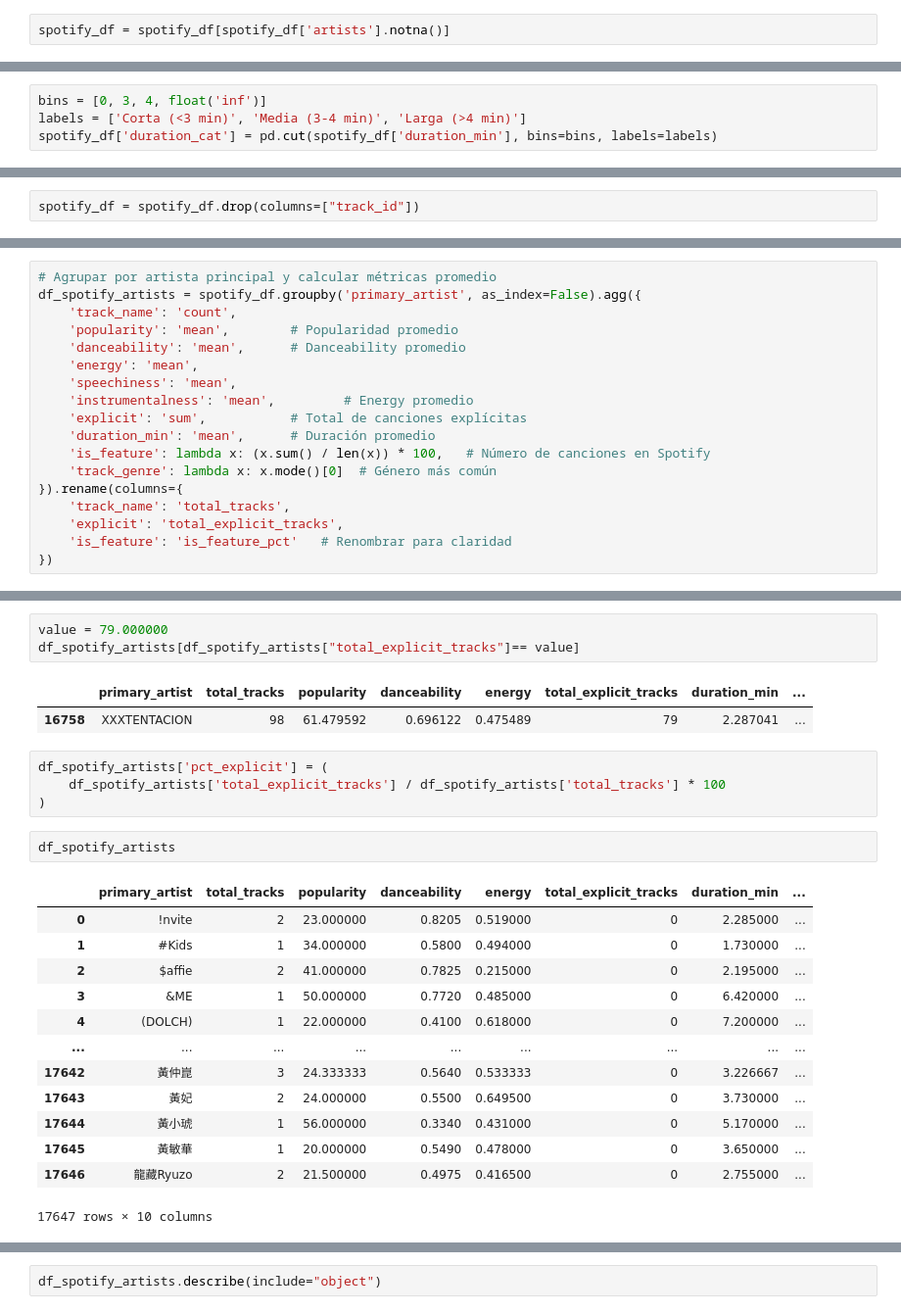
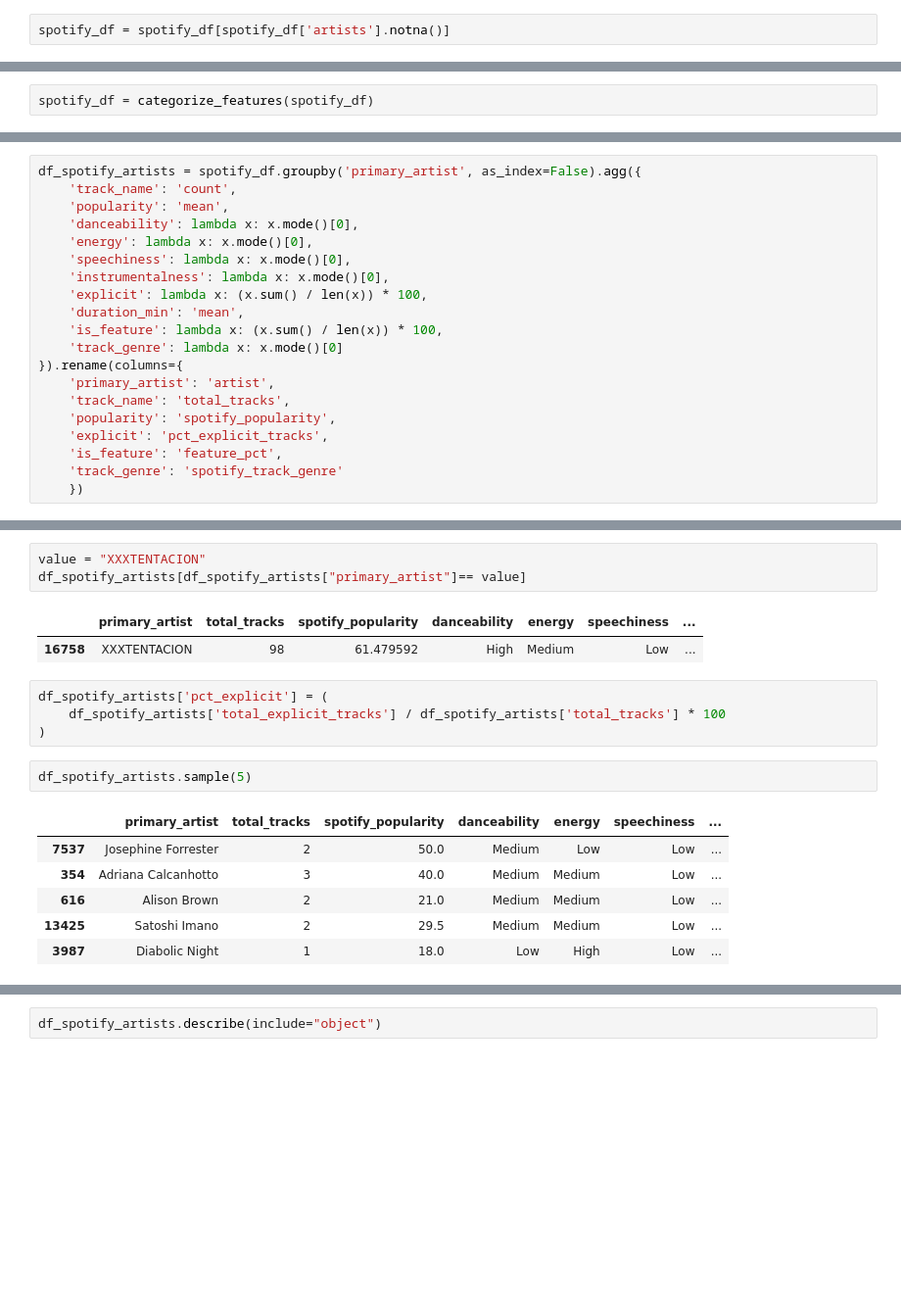
Before and after one commit to valentinabc19/etl_workshop002, a Jupyter notebook: notebooks/004_spotify_eda.ipynb, the cells around one changed output, grey strips where cells are left out. Shown at 98% size. Drawn from its saved outputs; the diff is of its cells as text; blank space fills up the shorter version.

Commit message:
spotify eda and api extract data script working

```diff
--- a/notebooks/004_spotify_eda.ipynb
+++ b/notebooks/004_spotify_eda.ipynb
@@ -211,4 +317,0 @@ See the caveats in the documentation: https://pandas.pydata.org/pandas-docs/stab
-# %%
-bins = [0, 3, 4, float('inf')]
-labels = ['Corta (<3 min)', 'Media (3-4 min)', 'Larga (>4 min)']
-spotify_df['duration_cat'] = pd.cut(spotify_df['duration_min'], bins=bins, labels=labels)
@@ -215,3 +395,5 @@ spotify_df['duration_cat'] = pd.cut(spotify_df['duration_min'], bins=bins, label
+# %%
+spotify_df = categorize_features(spotify_df)
 # %%
 spotify_df.head()
 # %% [output]
@@ -224,5 +406,3 @@ spotify_df.head()
-# %%
-spotify_df = spotify_df.drop(columns=["track_id"])
 # %%
 spotify_df.info()
 # %% [output]
@@ -282,18 +572,20 @@ print(spotify_df['primary_artist'].unique()[:50])
 # %%
-# Agrupar por artista principal y calcular métricas promedio
 df_spotify_artists = spotify_df.groupby('primary_artist', as_index=False).agg({
     'track_name': 'count',
-    'popularity': 'mean',        # Popularidad promedio
-    'danceability': 'mean',      # Danceability promedio
-    'energy': 'mean',
-    'speechiness': 'mean',
-    'instrumentalness': 'mean',         # Energy promedio
-    'explicit': 'sum',           # Total de canciones explícitas
-    'duration_min': 'mean',      # Duración promedio
-    'is_feature': lambda x: (x.sum() / len(x)) * 100,   # Número de canciones en Spotify
-    'track_genre': lambda x: x.mode()[0]  # Género más común
+    'popularity': 'mean',
+    'danceability': lambda x: x.mode()[0],
+    'energy': lambda x: x.mode()[0],
+    'speechiness': lambda x: x.mode()[0],
+    'instrumentalness': lambda x: x.mode()[0],
+    'explicit': lambda x: (x.sum() / len(x)) * 100,
+    'duration_min': 'mean',
+    'is_feature': lambda x: (x.sum() / len(x)) * 100,
+    'track_genre': lambda x: x.mode()[0]
 }).rename(columns={
+    'primary_artist': 'artist',
     'track_name': 'total_tracks',
-    'explicit': 'total_explicit_tracks',
-    'is_feature': 'is_feature_pct'   # Renombrar para claridad
-})
+    'popularity': 'spotify_popularity',
+    'explicit': 'pct_explicit_tracks',
+    'is_feature': 'feature_pct',
+    'track_genre': 'spotify_track_genre'
+    })
@@ -300,29 +613,22 @@ df_spotify_artists = spotify_df.groupby('primary_artist', as_index=False).agg({
 # %%
-value = 79.000000
-df_spotify_artists[df_spotify_artists["total_explicit_tracks"]== value]
+value = "XXXTENTACION"
+df_spotify_artists[df_spotify_artists["primary_artist"]== value]
 # %% [output]
-|  | primary_artist | total_tracks | popularity | danceability | energy | total_explicit_tracks | duration_min | ... |
-| 16758 | XXXTENTACION | 98 | 61.479592 | 0.696122 | 0.475489 | 79 | 2.287041 | ... |
+|  | primary_artist | total_tracks | spotify_popularity | danceability | energy | speechiness | ... |
+| 16758 | XXXTENTACION | 98 | 61.479592 | High | Medium | Low | ... |
 # %%
 df_spotify_artists['pct_explicit'] = (
     df_spotify_artists['total_explicit_tracks'] / df_spotify_artists['total_tracks'] * 100
 )
 # %%
-df_spotify_artists
+df_spotify_artists.sample(5)
 # %% [output]
-|  | primary_artist | total_tracks | popularity | danceability | energy | total_explicit_tracks | duration_min | ... |
-| 0 | !nvite | 2 | 23.000000 | 0.8205 | 0.519000 | 0 | 2.285000 | ... |
-| 1 | #Kids | 1 | 34.000000 | 0.5800 | 0.494000 | 0 | 1.730000 | ... |
-| 2 | $affie | 2 | 41.000000 | 0.7825 | 0.215000 | 0 | 2.195000 | ... |
-| 3 | &ME | 1 | 50.000000 | 0.7720 | 0.485000 | 0 | 6.420000 | ... |
-| 4 | (DOLCH) | 1 | 22.000000 | 0.4100 | 0.618000 | 0 | 7.200000 | ... |
-| ... | ... | ... | ... | ... | ... | ... | ... | ... |
-| 17642 | 黃仲崑 | 3 | 24.333333 | 0.5640 | 0.533333 | 0 | 3.226667 | ... |
-| 17643 | 黃妃 | 2 | 24.000000 | 0.5500 | 0.649500 | 0 | 3.730000 | ... |
-| 17644 | 黃小琥 | 1 | 56.000000 | 0.3340 | 0.431000 | 0 | 5.170000 | ... |
-| 17645 | 黃敏華 | 1 | 20.000000 | 0.5490 | 0.478000 | 0 | 3.650000 | ... |
-| 17646 | 龍藏Ryuzo | 2 | 21.500000 | 0.4975 | 0.416500 | 0 | 2.755000 | ... |
+|  | primary_artist | total_tracks | spotify_popularity | danceability | energy | speechiness | ... |
+| 7537 | Josephine Forrester | 2 | 50.0 | Medium | Low | Low | ... |
+| 354 | Adriana Calcanhotto | 3 | 40.0 | Medium | Medium | Low | ... |
+| 616 | Alison Brown | 2 | 21.0 | Medium | Medium | Low | ... |
+| 13425 | Satoshi Imano | 2 | 29.5 | Medium | Medium | Low | ... |
+| 3987 | Diabolic Night | 1 | 18.0 | Low | High | Low | ... |
-17647 rows × 10 columns
 # %%
 df_spotify_artists.describe()
 # %% [output]
```
Also changed, not shown: parts of 63 cells of this notebook, 9 other files.
